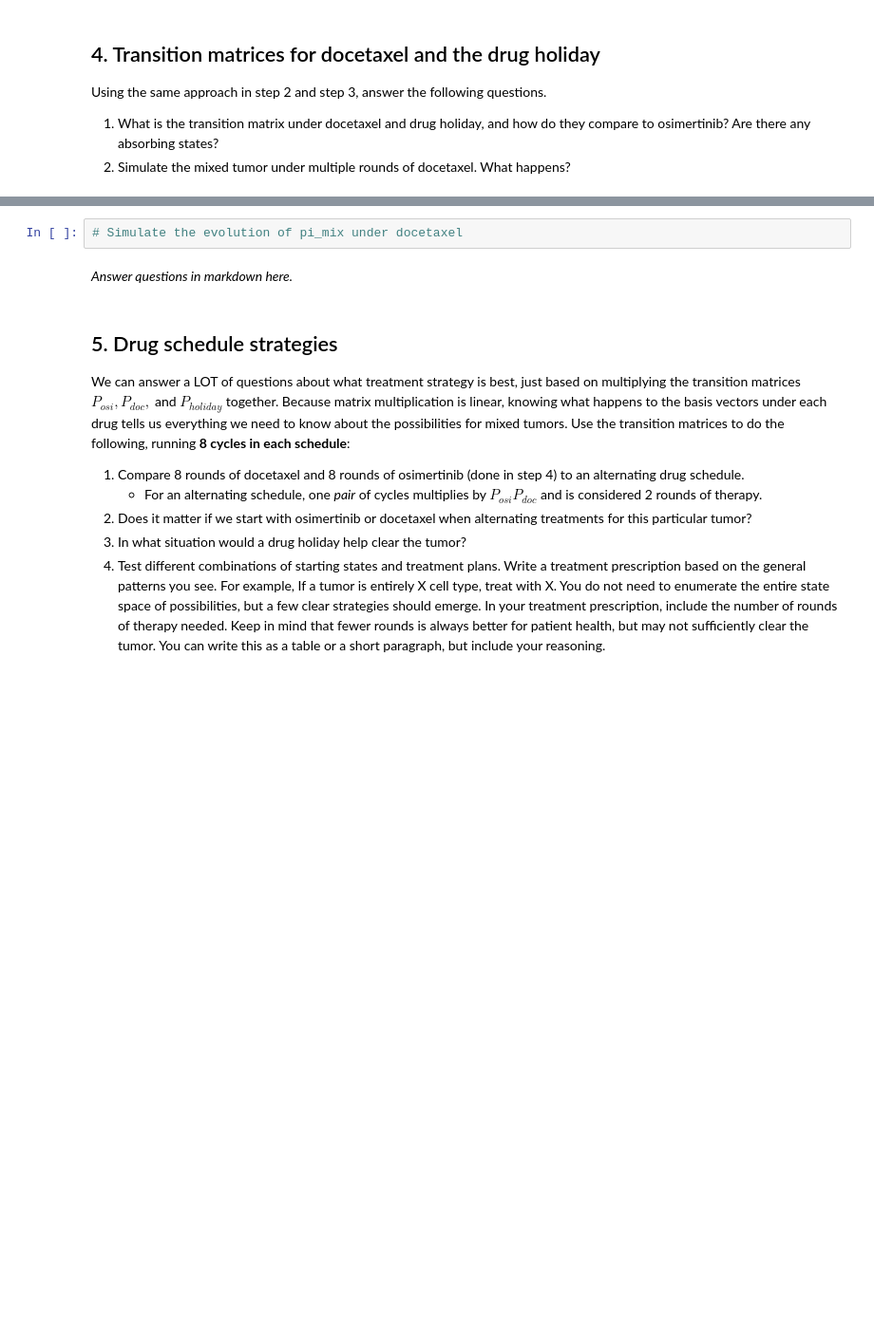
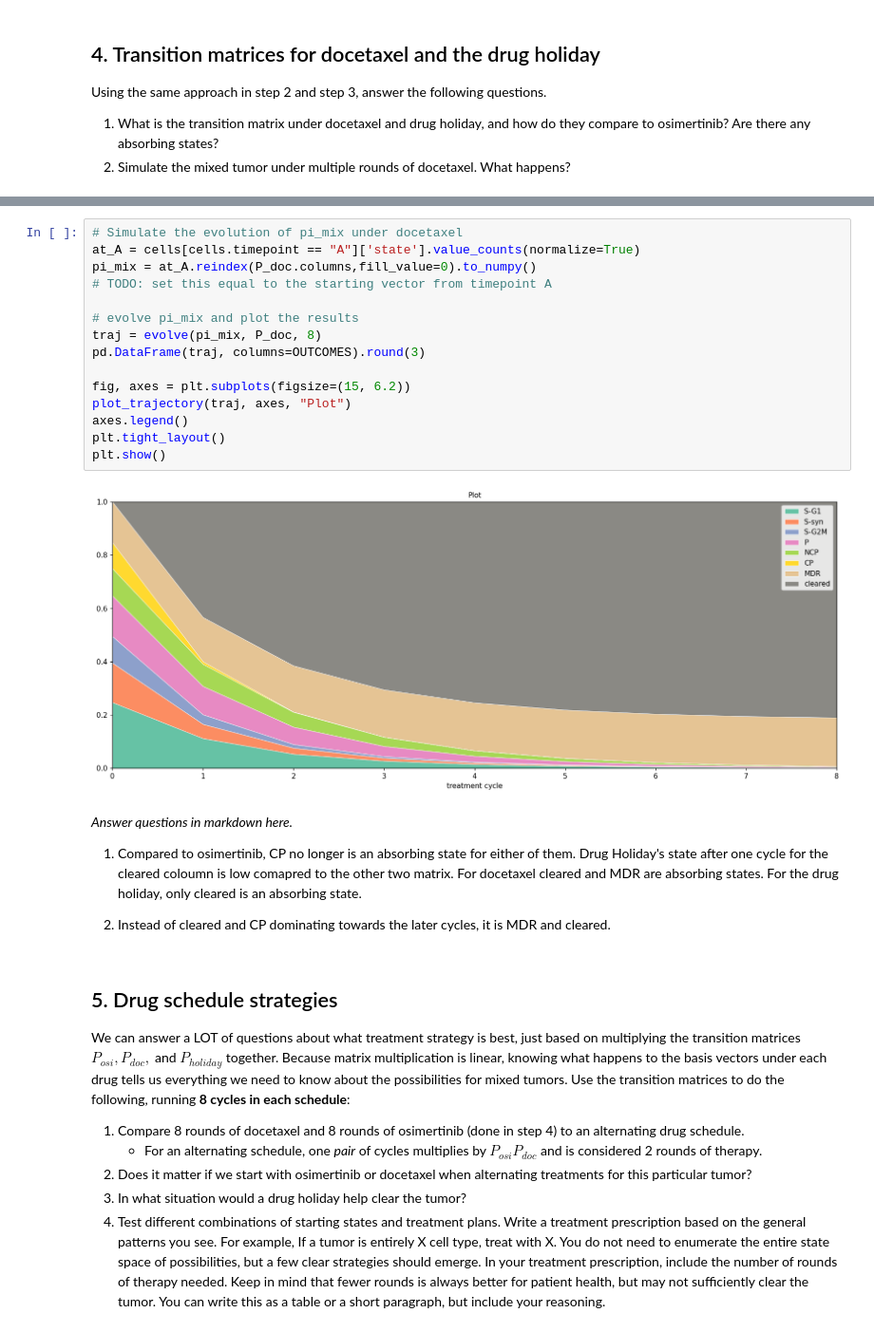
Before and after one commit to sayuri005/uu_markov, a Jupyter notebook: lab_2/Lab09_markov_chain_cells.ipynb, the cells around one changed output, grey strips where cells are left out. Shown at 95% size. Cells and saved outputs as stored; diff of their text form; blank space fills up the shorter version.

```diff
--- a/lab_2/Lab09_markov_chain_cells.ipynb
+++ b/lab_2/Lab09_markov_chain_cells.ipynb
@@ -325,7 +405,26 @@ P_holiday = ...   # TODO
 # %%
 # Simulate the evolution of pi_mix under docetaxel
+at_A = cells[cells.timepoint == "A"]['state'].value_counts(normalize=True)
+pi_mix = at_A.reindex(P_doc.columns,fill_value=0).to_numpy()
+# TODO: set this equal to the starting vector from timepoint A
+
+# evolve pi_mix and plot the results
+traj = evolve(pi_mix, P_doc, 8)
+pd.DataFrame(traj, columns=OUTCOMES).round(3)
+
+fig, axes = plt.subplots(figsize=(15, 6.2))
+plot_trajectory(traj, axes, "Plot")
+axes.legend()
+plt.tight_layout()
+plt.show()
+# %% [output]
+[figure, added]
 # %% [markdown]
 *Answer questions in markdown here.*
+
+1. Compared to osimertinib, CP no longer is an absorbing state for either of them. Drug Holiday's state after one cycle for the cleared coloumn is low comapred to the other two matrix. For docetaxel cleared and MDR are absorbing states. For the drug holiday, only cleared is an absorbing state.
+
+2. Instead of cleared and CP dominating towards the later cycles, it is MDR and cleared.
 # %% [markdown]
 ## 5. Drug schedule strategies
 
```
Also changed, not shown: parts of 25 cells of this notebook.
